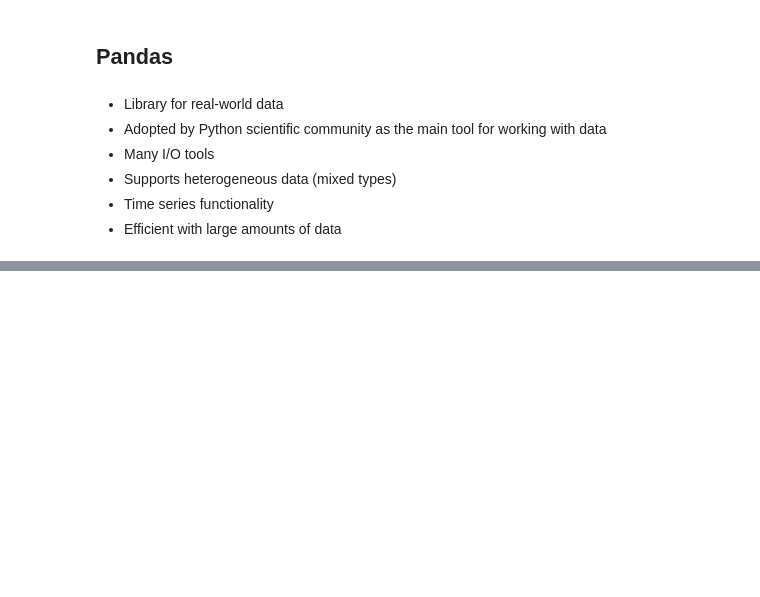
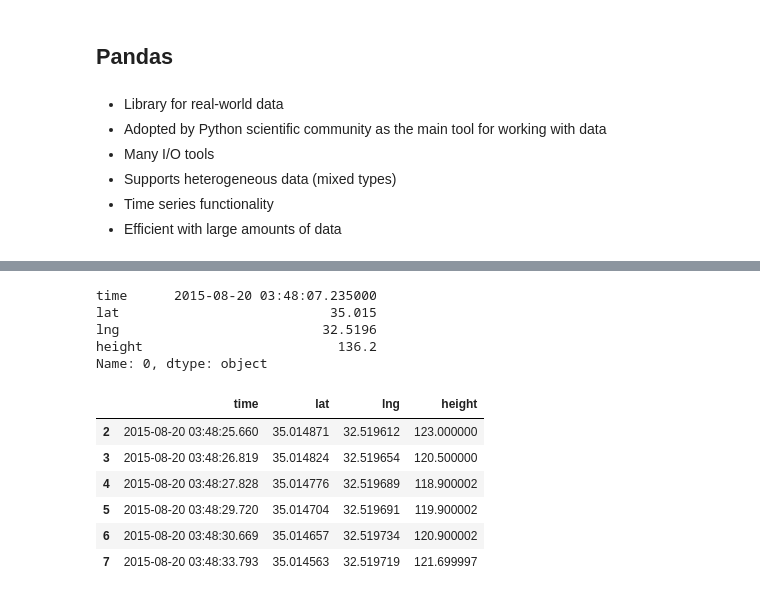
Before and after one commit to aliceroberts10/TeachingJupyter, a Jupyter notebook: Teaching Python.ipynb, the cells around one changed output, grey strips where cells are left out. Drawn from its saved outputs; the diff is of its cells as text; code cells hidden in the pictures; blank space fills up the shorter version.

```diff
--- a/Teaching Python.ipynb
+++ b/Teaching Python.ipynb
@@ -549,0 +717,18 @@ array([ 0., nan,  1.])
+# %%
+df.loc[0]
+# %% [output]
+time      2015-08-20 03:48:07.235000
+lat                           35.015
+lng                          32.5196
+height                         136.2
+Name: 0, dtype: object
+# %%
+df.loc[2:7]
+# %% [output]
+|  | time | lat | lng | height |
+| 2 | 2015-08-20 03:48:25.660 | 35.014871 | 32.519612 | 123.000000 |
+| 3 | 2015-08-20 03:48:26.819 | 35.014824 | 32.519654 | 120.500000 |
+| 4 | 2015-08-20 03:48:27.828 | 35.014776 | 32.519689 | 118.900002 |
+| 5 | 2015-08-20 03:48:29.720 | 35.014704 | 32.519691 | 119.900002 |
+| 6 | 2015-08-20 03:48:30.669 | 35.014657 | 32.519734 | 120.900002 |
+| 7 | 2015-08-20 03:48:33.793 | 35.014563 | 32.519719 | 121.699997 |
```
Also changed, not shown: parts of 62 cells of this notebook, 1 other file.
